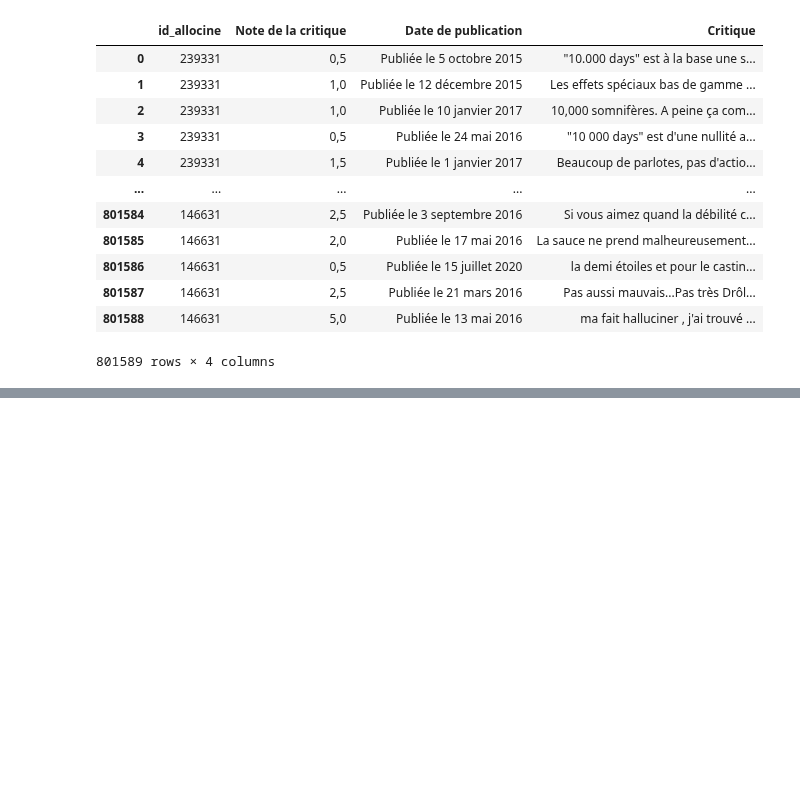
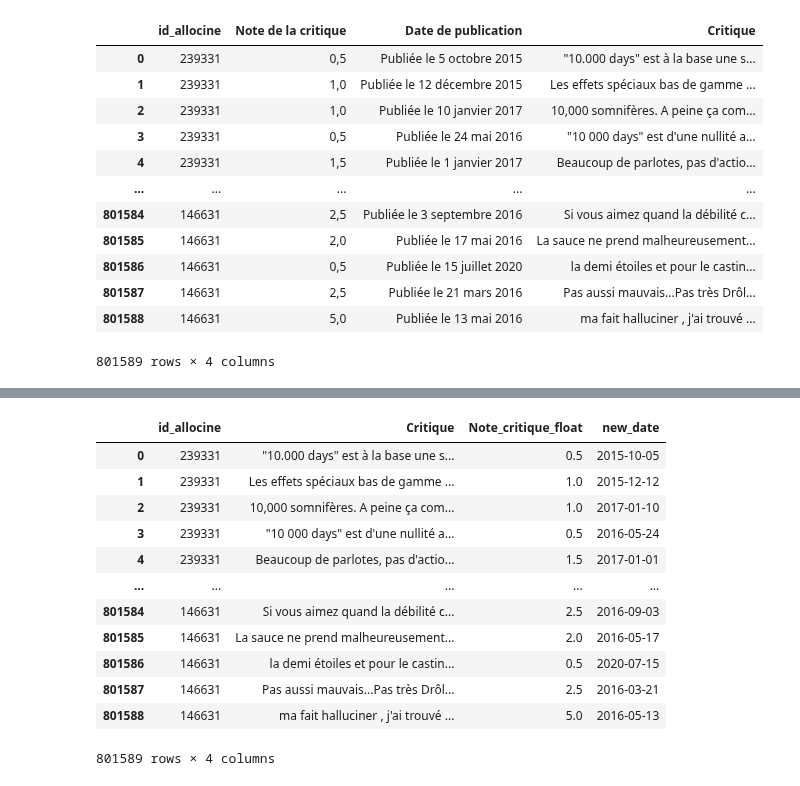
Before and after one commit to mass2330/python_ds_film, a Jupyter notebook: notebook_final.ipynb, the cells around one changed output, grey strips where cells are left out. Saved outputs shown, nothing was run; the diff lists cells and outputs as text; code cells hidden in the pictures; blank space fills up the shorter version.

```diff
--- a/notebook_final.ipynb
+++ b/notebook_final.ipynb
@@ -966,0 +1001,16 @@ df_critiques
+# %%
+df_critiques
+# %% [output]
+|  | id_allocine | Critique | Note_critique_float | new_date |
+| 0 | 239331 | "10.000 days" est à la base une s... | 0.5 | 2015-10-05 |
+| 1 | 239331 | Les effets spéciaux bas de gamme ... | 1.0 | 2015-12-12 |
+| 2 | 239331 | 10,000 somnifères. A peine ça com... | 1.0 | 2017-01-10 |
+| 3 | 239331 | "10 000 days" est d'une nullité a... | 0.5 | 2016-05-24 |
+| 4 | 239331 | Beaucoup de parlotes, pas d'actio... | 1.5 | 2017-01-01 |
+| ... | ... | ... | ... | ... |
+| 801584 | 146631 | Si vous aimez quand la débilité c... | 2.5 | 2016-09-03 |
+| 801585 | 146631 | La sauce ne prend malheureusement... | 2.0 | 2016-05-17 |
+| 801586 | 146631 | la demi étoiles et pour le castin... | 0.5 | 2020-07-15 |
+| 801587 | 146631 | Pas aussi mauvais...Pas très Drôl... | 2.5 | 2016-03-21 |
+| 801588 | 146631 | ma fait halluciner , j'ai trouvé ... | 5.0 | 2016-05-13 |
+801589 rows × 4 columns
```
Also changed, not shown: parts of 16 cells of this notebook, 1 other file.
